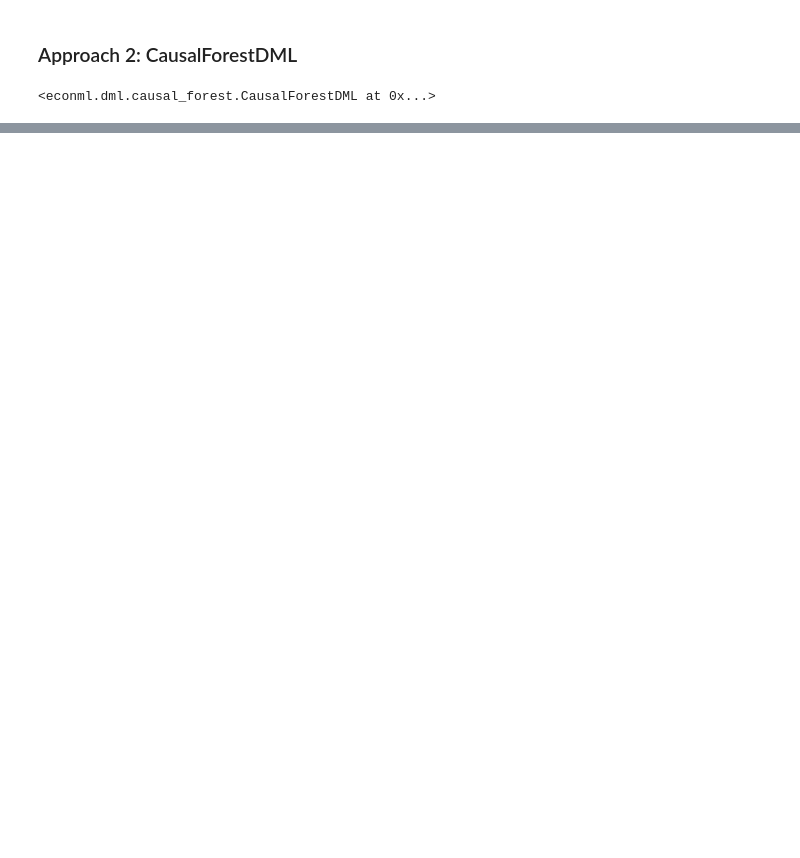
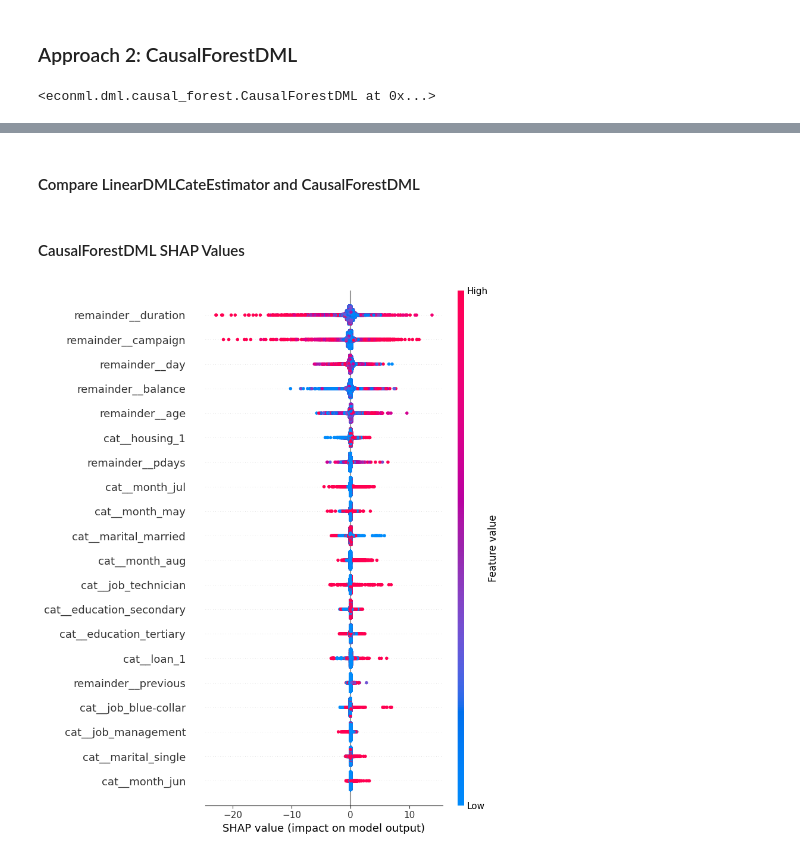
Before and after one commit to McGill-MMA-EnterpriseAnalytics/customer_banking, a Jupyter notebook: causal_inference.ipynb, the cells around one changed output, grey strips where cells are left out. Cells and saved outputs as stored; diff of their text form; code cells hidden in the pictures; blank space fills up the shorter version.

Commit message:
SHAP for CausalForestDML added

```diff
--- a/causal_inference.ipynb
+++ b/causal_inference.ipynb
@@ -202,0 +217,22 @@ Confidence Interval: -0.7618559703725973 1.1456671507065235
+# %% [markdown]
+#### Compare LinearDMLCateEstimator and CausalForestDML
+# %% [markdown]
+#### CausalForestDML SHAP Values
+# %%
+import shap
+
+# compute SHAP values - this takes some time
+shap_values = causal_forest_dml_est.shap_values(X)
+# %%
+# convert dict_keys object to a list to make it subscriptable
+output_name = list(shap_values.keys())[0]
+treatment_name = list(shap_values[output_name].keys())[0]
+
+specific_shap_values = shap_values[output_name][treatment_name]
+
+feature_names = preprocessor.get_feature_names_out()
+
+# visualize the SHAP values
+shap.summary_plot(specific_shap_values, X, feature_names=feature_names)
+# %% [output]
+[figure, added]
```
Also changed, not shown: parts of 4 cells of this notebook.
